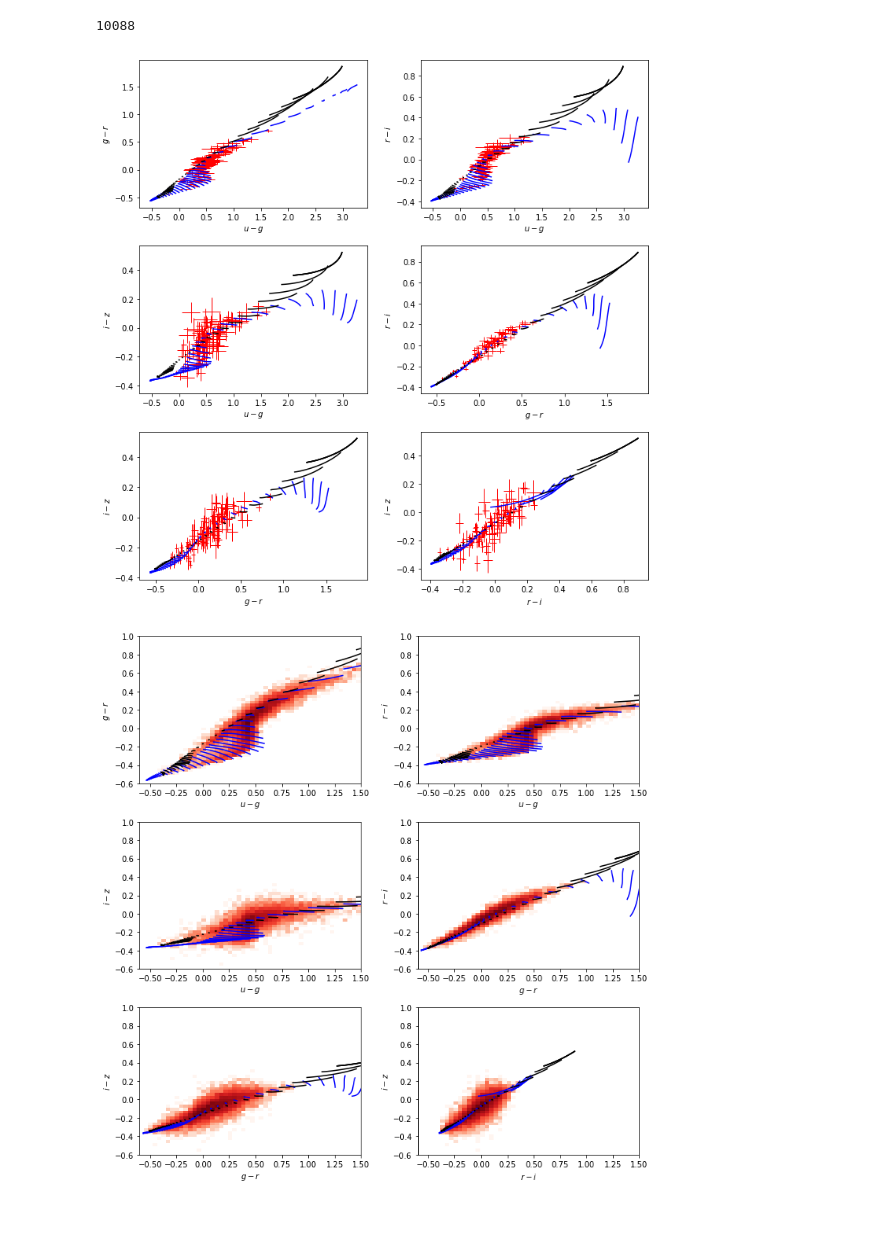
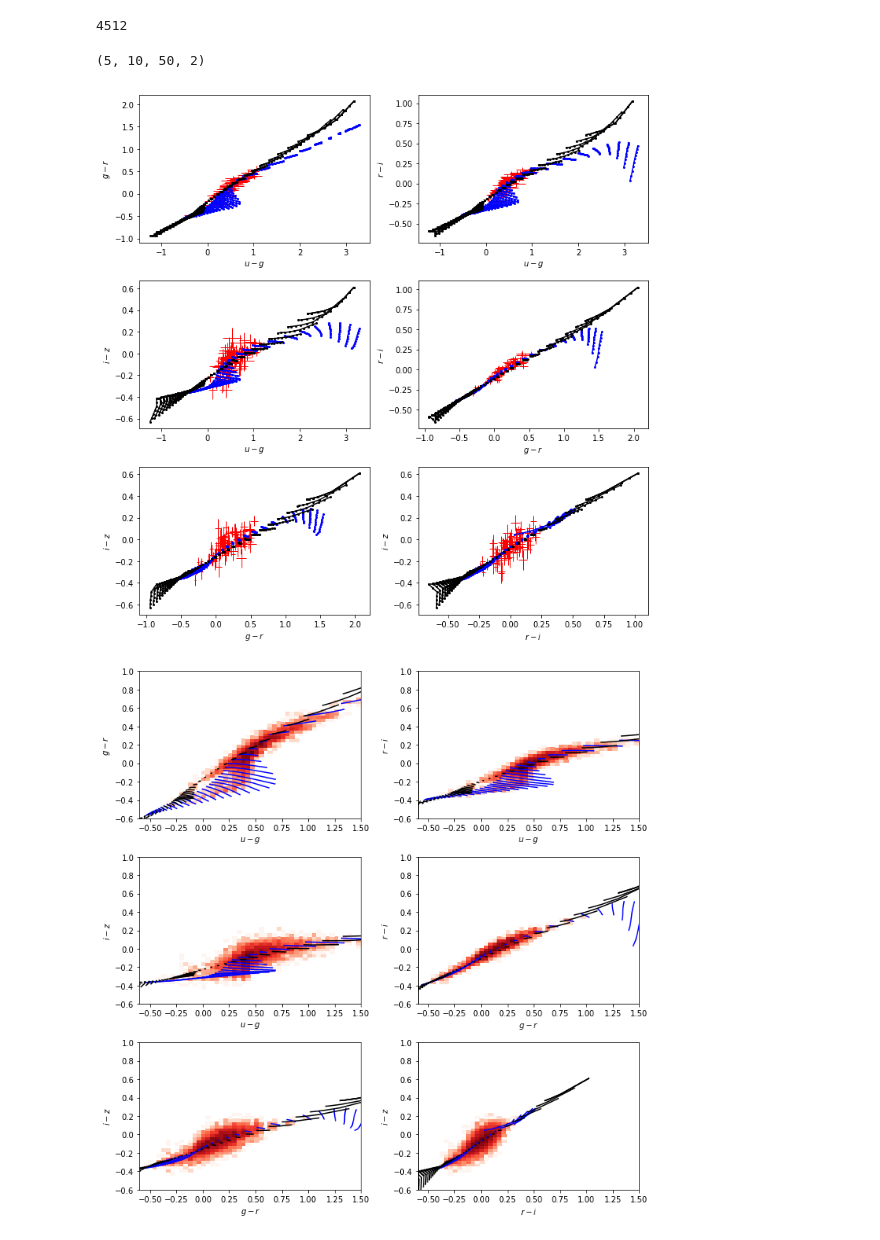
Before and after one commit to ixkael/data-driven-stellar-models, a Jupyter notebook: Stellar grid correction prototype.ipynb, the cells around one changed output. Drawn from its saved outputs; the diff is of its cells as text; code cells hidden in the pictures.

```diff
--- a/Stellar grid correction prototype.ipynb
+++ b/Stellar grid correction prototype.ipynb
@@ -5,25 +5,27 @@ import matplotlib.pyplot as plt
 import tensorflow as tf
 # %%
 fixed_band_indices = [3]
+bandnames = ['u', 'g', 'r', 'i', 'z']
 num_fixed_bands = len(fixed_band_indices)
-
-# logg and Teff grids
-grid_len = 50
-temp_vec = np.logspace(np.log10(3000.),np.log10(120000.),grid_len)
-loggDA_vec=np.linspace(7.,9.5,grid_len)
-loggDB_vec=np.linspace(7.,9.,grid_len)
 
 # load stellar model grids
 npzfile = np.load('./model_grids.npz')
 stellarmodel_grid = npzfile['model_grid']
+stellarmodel_grid = stellarmodel_grid[:, ::50, ::10, :] ## UNCOMMENT THAT
+plotstrides = 1
 gridsize1, gridsize2, numtypes = stellarmodel_grid.shape[1:4]
+
+# logg and Teff grids
+loggDA_vec=np.linspace(7., 9.5, gridsize1)
+loggDB_vec=np.linspace(7., 9., gridsize1)
+temp_vec = np.logspace(np.log10(3000.), np.log10(120000.), gridsize2)
 
 # random linear grids for the GP prior. Will need to specify the logg and T grids! For the GP prior
 dim1_grid = np.linspace(0, 1, stellarmodel_grid.shape[1])
 dim2_grid = np.linspace(0, 1, stellarmodel_grid.shape[2])
 
 # load data
-npzfile = np.load('./WD_data_clean.npz')
+npzfile = np.load('./WD_data_very_clean.npz')
 obsmags = npzfile['obsmags']
 nobj, num_bands = obsmags.shape
 obsmags_covar_chol = npzfile['obsmags_covar_chol']
@@ -32,34 +34,38 @@ obsmags_covar = obsmags_covar_chol[:, :, :] * np.swapaxes(obsmags_covar_chol[:,
 # %%
 nobj
 # %% [output]
-10088
+4512
+# %%
+stellarmodel_grid.shape
+# %% [output]
+(5, 10, 50, 2)
 # %%
-bandnames = ['u', 'g', 'r', 'i', 'z']
+
 from matplotlib.colors import LogNorm
 fig, axs = plt.subplots(3, 2, figsize=(10, 10))
 axs = axs.ravel()
 off = -1
 for i in range(num_bands-1):
     for j in range(i+1, num_bands-1):
         off += 1
         axs[off].set_xlabel('$'+bandnames[i]+'-'+bandnames[i+1]+'$')
         axs[off].set_ylabel('$'+bandnames[j]+'-'+bandnames[j+1]+'$')
         s = np.random.choice(nobj, 100, replace=False)
         axs[off].errorbar(obsmags[s, i] - obsmags[s, i+1], obsmags[s, j] - obsmags[s, j+1],
                         xerr=np.sqrt(obsmags_covar[s, i, i] + obsmags_covar[s, i+1, i+1]),
                         yerr=np.sqrt(obsmags_covar[s, j, j] + obsmags_covar[s, j+1, j+1]),
                           fmt = 'o', ms=0, lw=1, c='r'
                        )
         c = ['b', 'k']
-        for t in range(stellarmodel_grid.shape[3]):
-            for g in range(stellarmodel_grid.shape[2]):
+        for t in range(0, stellarmodel_grid.shape[3], plotstrides):
+            for g in range(0, stellarmodel_grid.shape[2], plotstrides):
                 mod1 = stellarmodel_grid[i, :, g, t] - stellarmodel_grid[i+1, :, g, t]
                 mod2 = stellarmodel_grid[j, :, g, t] - stellarmodel_grid[j+1, :, g, t]
-                axs[off].plot(mod1.ravel(), mod2.ravel(), c=c[t])
+                axs[off].errorbar(mod1.ravel(), mod2.ravel(), c=c[t], fmt='-o', ms=2)
 
 fig.tight_layout()
 # %% [output]
-[figure, old version]
+[figure, new version]
 # %%
 bandnames = ['u', 'g', 'r', 'i', 'z']
 from matplotlib.colors import LogNorm
@@ -74,15 +80,15 @@ for i in range(num_bands-1):
         axs[off].hist2d(obsmags[:, i] - obsmags[:, i+1], obsmags[:, j] - obsmags[:, j+1],
                         50, norm=LogNorm(), range=[[-0.6, 1.5], [-0.6, 1]], cmap='Reds')
         c = ['b', 'k']
-        for t in range(stellarmodel_grid.shape[3]):
-            for g in range(stellarmodel_grid.shape[2]):
+        for t in range(0, stellarmodel_grid.shape[3], plotstrides):
+            for g in range(0, stellarmodel_grid.shape[2], plotstrides):
                 mod1 = stellarmodel_grid[i, :, g, t] - stellarmodel_grid[i+1, :, g, t]
                 mod2 = stellarmodel_grid[j, :, g, t] - stellarmodel_grid[j+1, :, g, t]
                 axs[off].plot(mod1.ravel(), mod2.ravel(), c=c[t])
 
 fig.tight_layout()
 # %% [output]
-[figure, old version]
+[figure, new version]
 # %%
 max_correction_magnitude = 0.1
 # max amplitude of the correction in magnitude space
```
Also changed, not shown: parts of 9 cells of this notebook, 5 other files.
